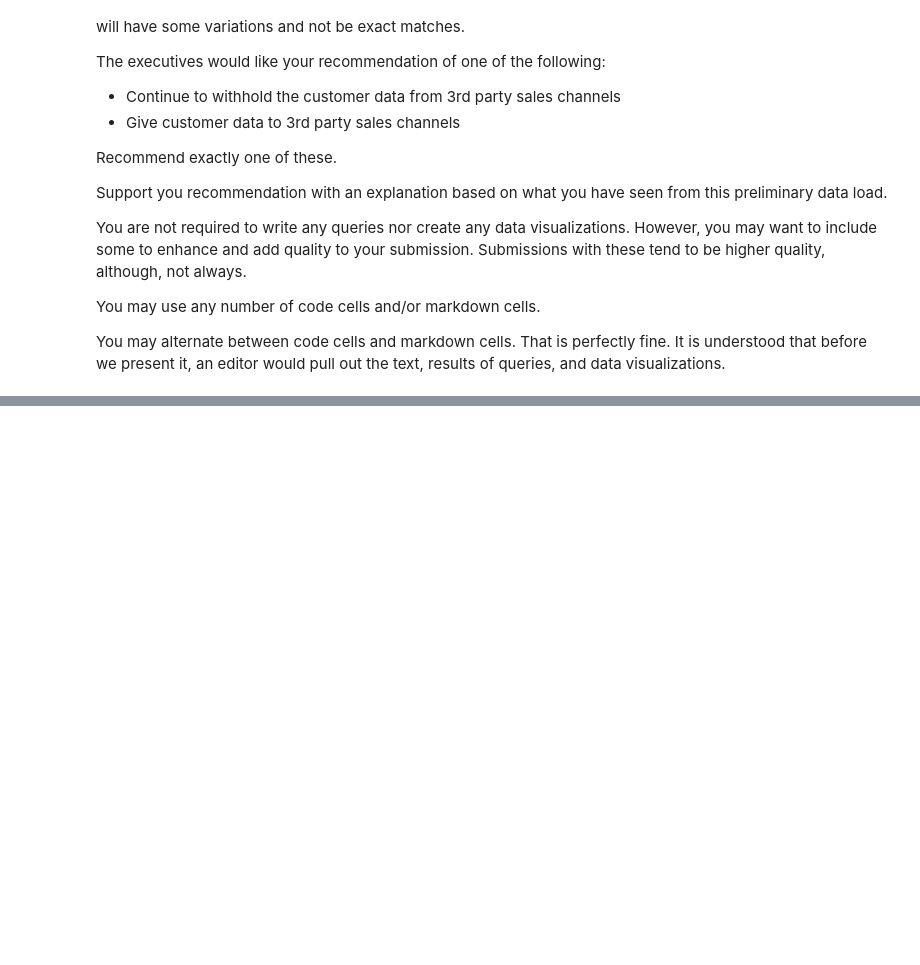
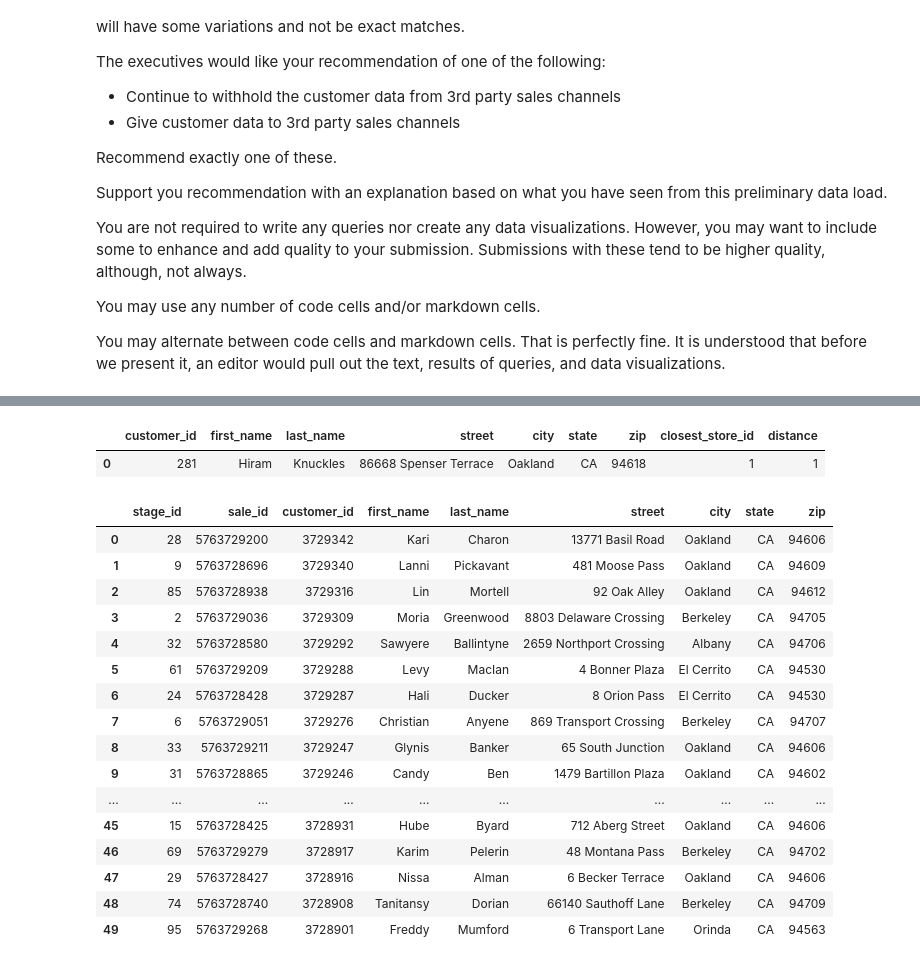
Before and after one commit to scabanela-ischool/Data_Engineering_Proj2_Tracking_User_Activity, a Jupyter notebook: project_2_5.ipynb, the cells around one changed output, grey strips where cells are left out. Saved outputs shown, nothing was run; the diff lists cells and outputs as text; code cells hidden in the pictures; blank space fills up the shorter version.

```diff
--- a/project_2_5.ipynb
+++ b/project_2_5.ipynb
@@ -206,0 +243,48 @@ You may alternate between code cells and markdown cells.  That is perfectly fine
+# %%
+rollback_before_flag = True
+rollback_after_flag = True
+
+query  = """
+
+select *
+from customers
+where street like '%86668%'
+
+"""
+
+my_select_query_pandas(query, rollback_before_flag, rollback_after_flag)
+# %% [output]
+|  | customer_id | first_name | last_name | street | city | state | zip | closest_store_id | distance |
+| 0 | 281 | Hiram | Knuckles | 86668 Spenser Terrace | Oakland | CA | 94618 | 1 | 1 |
+# %%
+rollback_before_flag = True
+rollback_after_flag = True
+
+query  = """
+
+select *
+from stage_1_peak_customers
+order by customer_id desc
+limit 50
+
+"""
+
+my_select_query_pandas(query, rollback_before_flag, rollback_after_flag)
+# %% [output]
+|  | stage_id | sale_id | customer_id | first_name | last_name | street | city | state | zip |
+| 0 | 28 | 5763729200 | 3729342 | Kari | Charon | 13771 Basil Road | Oakland | CA | 94606 |
+| 1 | 9 | 5763728696 | 3729340 | Lanni | Pickavant | 481 Moose Pass | Oakland | CA | 94609 |
+| 2 | 85 | 5763728938 | 3729316 | Lin | Mortell | 92 Oak Alley | Oakland | CA | 94612 |
+| 3 | 2 | 5763729036 | 3729309 | Moria | Greenwood | 8803 Delaware Crossing | Berkeley | CA | 94705 |
+| 4 | 32 | 5763728580 | 3729292 | Sawyere | Ballintyne | 2659 Northport Crossing | Albany | CA | 94706 |
+| 5 | 61 | 5763729209 | 3729288 | Levy | MacIan | 4 Bonner Plaza | El Cerrito | CA | 94530 |
+| 6 | 24 | 5763728428 | 3729287 | Hali | Ducker | 8 Orion Pass | El Cerrito | CA | 94530 |
+| 7 | 6 | 5763729051 | 3729276 | Christian | Anyene | 869 Transport Crossing | Berkeley | CA | 94707 |
+| 8 | 33 | 5763729211 | 3729247 | Glynis | Banker | 65 South Junction | Oakland | CA | 94606 |
+| 9 | 31 | 5763728865 | 3729246 | Candy | Ben | 1479 Bartillon Plaza | Oakland | CA | 94602 |
+| ... | ... | ... | ... | ... | ... | ... | ... | ... | ... |
+| 45 | 15 | 5763728425 | 3728931 | Hube | Byard | 712 Aberg Street | Oakland | CA | 94606 |
+| 46 | 69 | 5763729279 | 3728917 | Karim | Pelerin | 48 Montana Pass | Berkeley | CA | 94702 |
+| 47 | 29 | 5763728427 | 3728916 | Nissa | Alman | 6 Becker Terrace | Oakland | CA | 94606 |
+| 48 | 74 | 5763728740 | 3728908 | Tanitansy | Dorian | 66140 Sauthoff Lane | Berkeley | CA | 94709 |
+| 49 | 95 | 5763729268 | 3728901 | Freddy | Mumford | 6 Transport Lane | Orinda | CA | 94563 |
```
Also changed, not shown: parts of 16 cells of this notebook.
